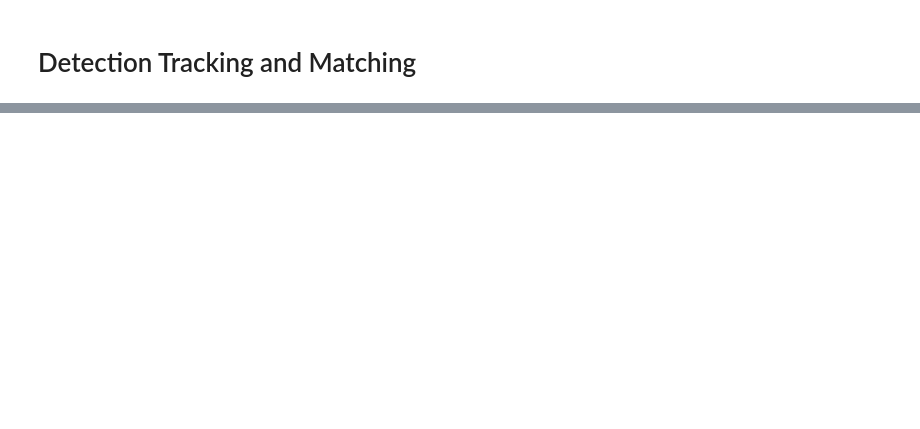
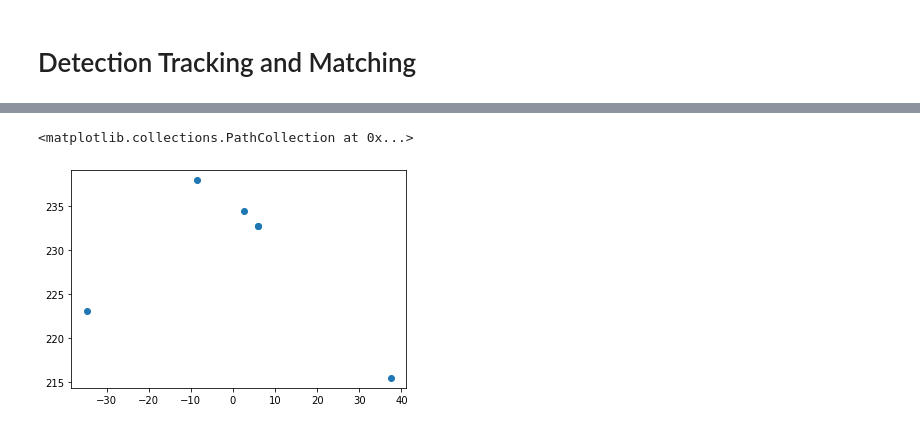
Before and after one commit to YuanxianH/BicycleBehaviorAnalysis, a Jupyter notebook: demo_loc.ipynb, the cells around one changed output, grey strips where cells are left out. Saved outputs shown, nothing was run; the diff lists cells and outputs as text; code cells hidden in the pictures; blank space fills up the shorter version.

```diff
--- a/demo_loc.ipynb
+++ b/demo_loc.ipynb
@@ -119,0 +267,6 @@ cv2.destroyAllWindows()
+# %%
+# 俯视图
+plt.scatter(pts3D[0,:],pts3D[2,:])
+# %% [output]
+<matplotlib.collections.PathCollection at 0x...>
+[figure, added]
```
Also changed, not shown: parts of 9 cells of this notebook, 3 other files.
